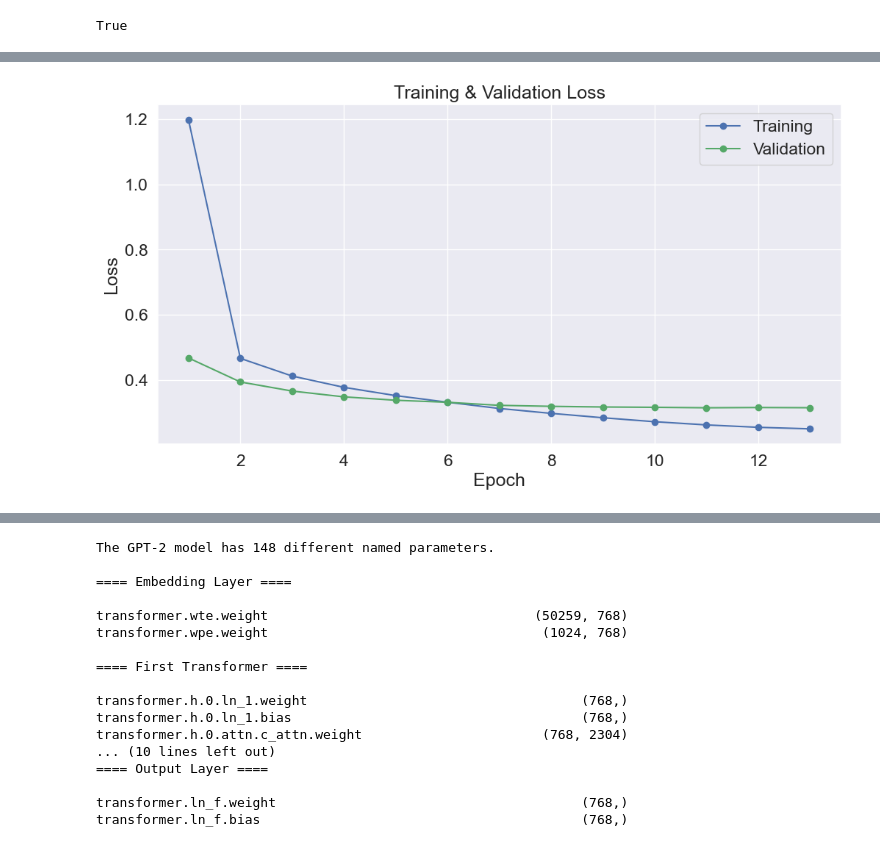
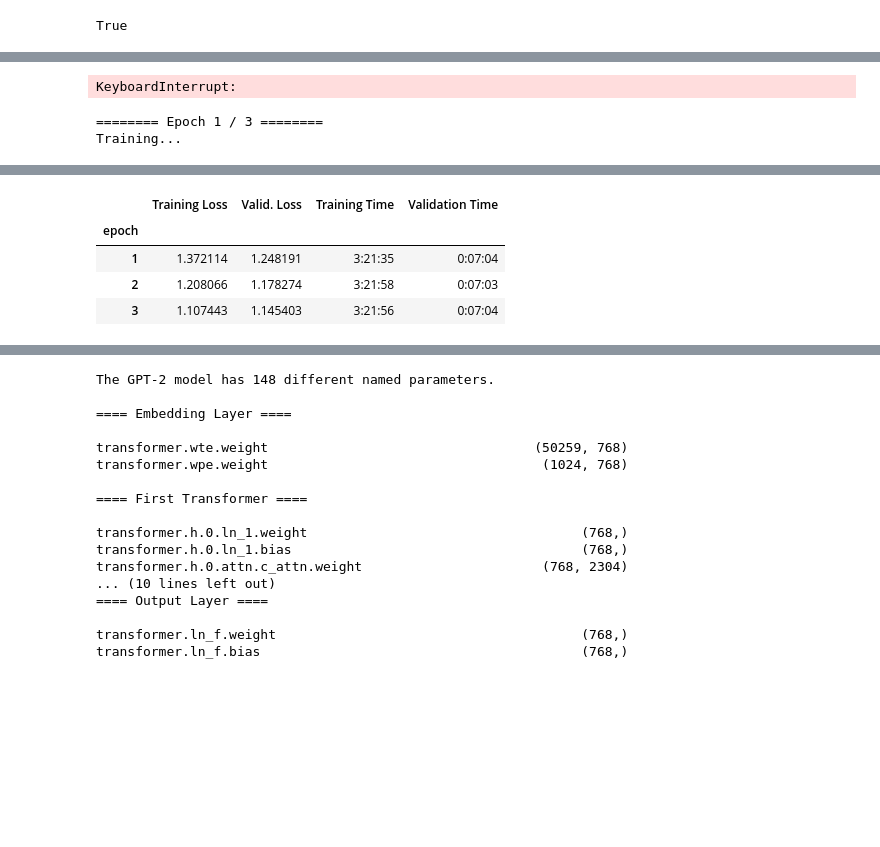
Before and after one commit to cluffa/GitFit, a Jupyter notebook: train.ipynb, the cells around one changed output, grey strips where cells are left out. Cells and saved outputs as stored; diff of their text form; code cells hidden in the pictures; blank space fills up the shorter version.

```diff
--- a/train.ipynb
+++ b/train.ipynb
@@ -366,22 +313,21 @@ df_stats
 # %%
-# Use plot styling from seaborn.
-sns.set(style='darkgrid')
+def plot_df_stats(df_stats):
+    # Use plot styling from seaborn.
+    sns.set(style='darkgrid')
 
-# Increase the plot size and font size.
-sns.set(font_scale=1.5)
-plt.rcParams["figure.figsize"] = (12,6)
+    # Increase the plot size and font size.
+    sns.set(font_scale=1.5)
+    plt.rcParams["figure.figsize"] = (12,6)
 
-# Plot the learning curve.
-plt.plot(df_stats['Training Loss'], 'b-o', label="Training")
-plt.plot(df_stats['Valid. Loss'], 'g-o', label="Validation")
+    # Plot the learning curve.
+    plt.plot(df_stats['Training Loss'], 'b-o', label="Training")
+    plt.plot(df_stats['Valid. Loss'], 'g-o', label="Validation")
 
-# Label the plot.
-plt.title("Training & Validation Loss")
-plt.xlabel("Epoch")
-plt.ylabel("Loss")
-plt.legend()
-#plt.xticks([1, 2, 3, 4])
+    # Label the plot.
+    plt.title("Training & Validation Loss")
+    plt.xlabel("Epoch")
+    plt.ylabel("Loss")
+    plt.legend()
+    #plt.xticks([1, 2, 3, 4])
 
-plt.show()
+    plt.show()
-# %% [output]
-[figure, removed]
@@ -387,0 +336,16 @@ plt.show()
+# %%
+train_dl_posts, validation_dl_posts = make_dataset(get_posts())
+# %% [output]
+KeyboardInterrupt:
+# %%
+df1_stats = train_model(
+    model,
+    train_dl_posts,
+    validation_dl_posts,
+    epochs = 3,
+    learning_rate = 5e-4
+)
+df1_stats
+# %% [output]
+======== Epoch 1 / 3 ========
+Training...
@@ -387,0 +369,5 @@ plt.show()
+|  | Training Loss | Valid. Loss | Training Time | Validation Time |
+| epoch |  |  |  |  |
+| 1 | 1.372114 | 1.248191 | 3:21:35 | 0:07:04 |
+| 2 | 1.208066 | 1.178274 | 3:21:58 | 0:07:03 |
+| 3 | 1.107443 | 1.145403 | 3:21:56 | 0:07:04 |
```
Also changed, not shown: parts of 29 cells of this notebook, 1 other file.
